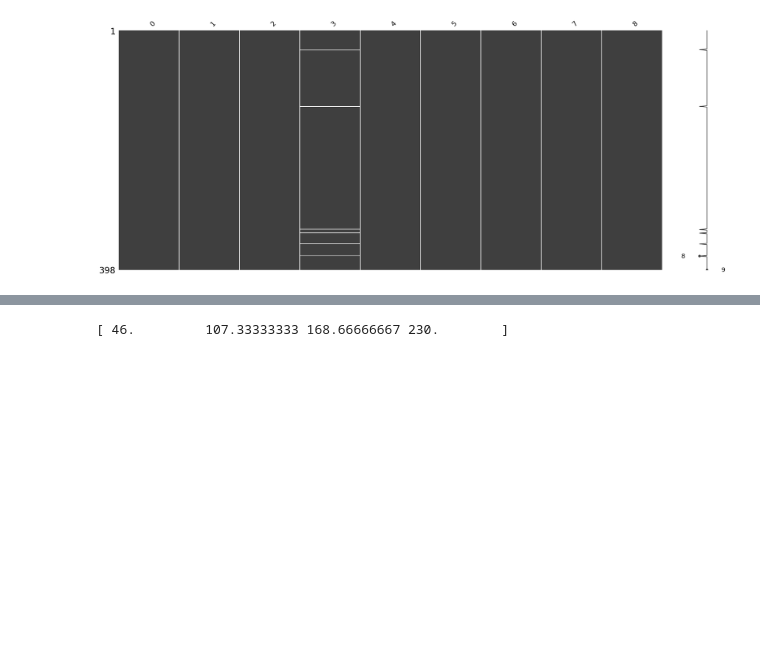
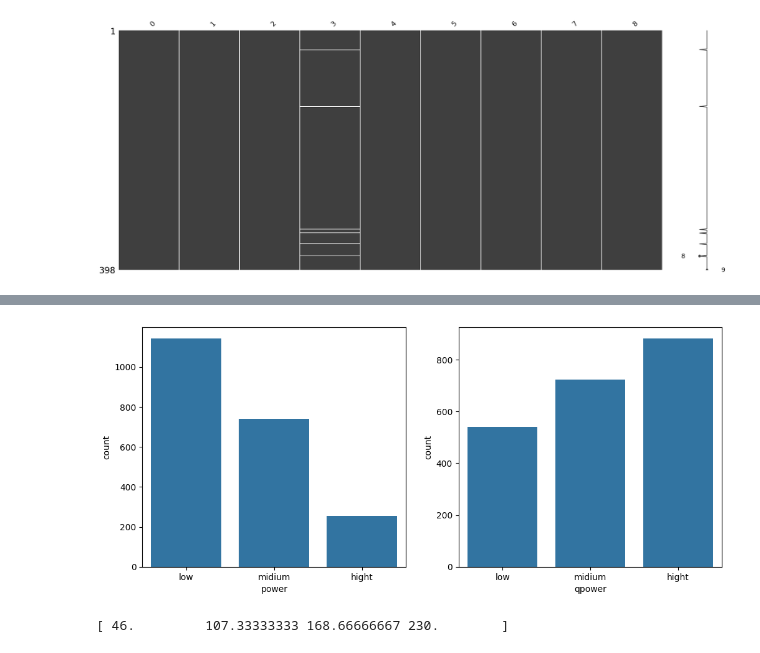
Before and after one commit to sallydeveloperr/pandas-data-analysis, a Jupyter notebook: part5/5.10_data_binning.ipynb, the cells around one changed output, grey strips where cells are left out. Saved outputs shown, nothing was run; the diff lists cells and outputs as text; code cells hidden in the pictures; blank space fills up the shorter version.

```diff
--- a/part5/5.10_data_binning.ipynb
+++ b/part5/5.10_data_binning.ipynb
@@ -72 +77,13 @@ df[3].hist(bins=3)
 [figure]
+# %%
+# 구간을 직접 지정  pd.cut  Domain 지식이 있을때...
+# 마력 low/ medium /hight
+import numpy as np
+cnt,bins = np.histogram(df[3],bins=3)
+print(cnt, bins)
+labels = ['low','midium','hight']
+df['power'] = pd.cut(df[3],
+    bins = bins,
+    labels = labels
+)
+df.head()
@@ -72,0 +103,7 @@ df[3].hist(bins=3)
+# %%
+# pd.qcut  분위수기반으로 동일한 개수로 분할
+# 각 구간별 샘플개수가 비슷
+# 구간폭이 일정하지 않음
+labels = ['low','midium','hight']
+df['qpower'] = pd.qcut(df[3],q=3,labels=labels)
+df.head()
@@ -73,3 +122,12 @@ df[3].hist(bins=3)
+# %%
+import matplotlib.pyplot as plt
+import seaborn as sns
+f,ax = plt.subplots(1,2,figsize=(12,5))
+sns.countplot(data=df,x='power',ax=ax[0])
+sns.countplot(data=df,x='qpower',ax=ax[1])
+plt.show()
+# %% [output]
+[figure, added]
 # %%
 # 라이브러리 불러오기
 import pandas as pd
```
Also changed, not shown: parts of 4 cells of this notebook.
